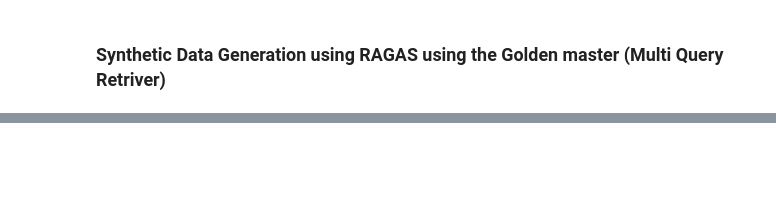
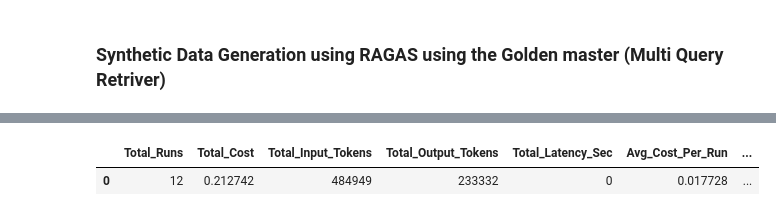
Before and after one commit to neomatrix369/AIE7-Cert-Challenge, a Jupyter notebook: Agentic RAG evaluation experiments.ipynb, the cells around one changed output, grey strips where cells are left out. Cells and saved outputs as stored; diff of their text form; code cells hidden in the pictures; blank space fills up the shorter version.

```diff
--- a/Agentic RAG evaluation experiments.ipynb
+++ b/Agentic RAG evaluation experiments.ipynb
@@ -549,3 +542,8 @@ from build_agent_graph import get_agent_graph
+# %%
+mq_raw_stats_df
+# %% [output]
+|  | Total_Runs | Total_Cost | Total_Input_Tokens | Total_Output_Tokens | Total_Latency_Sec | Avg_Cost_Per_Run | ... |
+| 0 | 12 | 0.212742 | 484949 | 233332 | 0 | 0.017728 | ... |
 # %%
 @tool
 def ask_parent_document_llm_tool(question: str):
```
Also changed, not shown: parts of 35 cells of this notebook, 8 other files.
